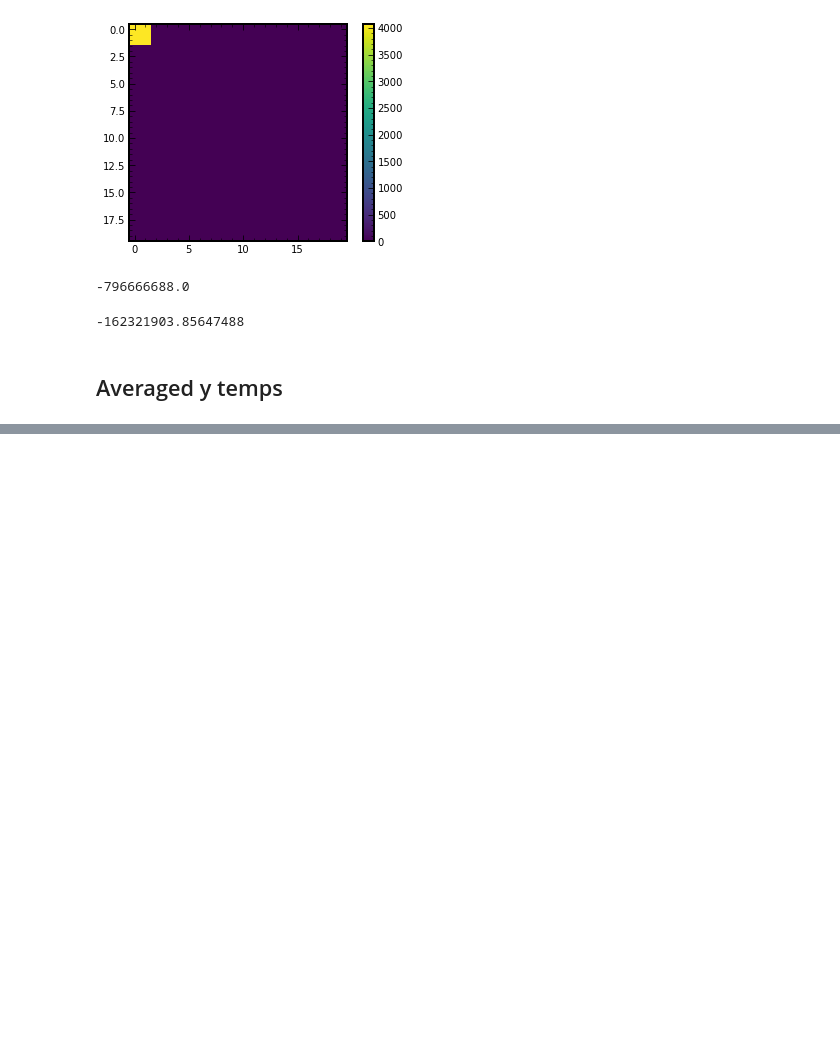
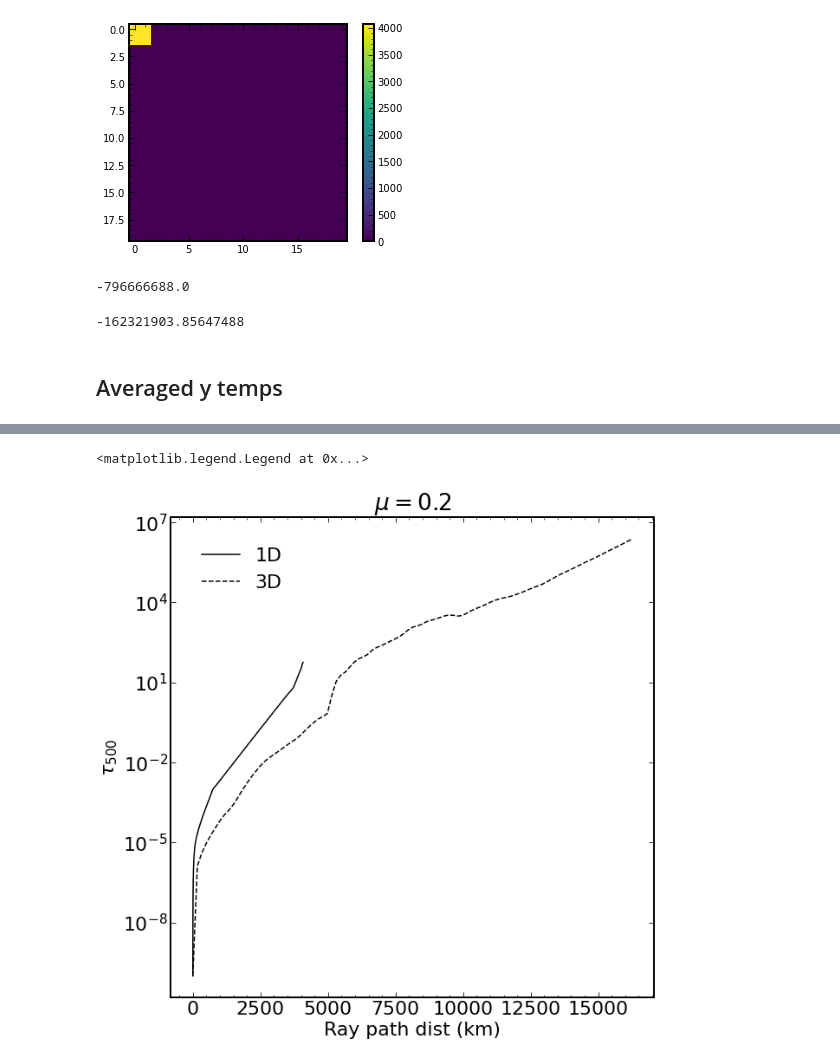
Before and after one commit to nohg/SiliconM3DAnalysis, a Jupyter notebook: Temp_depth.ipynb, the cells around one changed output, grey strips where cells are left out. Drawn from its saved outputs; the diff is of its cells as text; code cells hidden in the pictures; blank space fills up the shorter version.

```diff
--- a/Temp_depth.ipynb
+++ b/Temp_depth.ipynb
@@ -337,0 +308,11 @@ ax.legend()
+# %%
+fig, ax = plt.subplots(1, figsize=(10,10))
+ax.semilogy(h_array_1D.ravel() * 1e-5 ,od_array_1D.ravel(), label='1D', color='k' , linestyle='-')
+ax.semilogy(h_array_3D.ravel() * 1e-5 ,od_array_3D.ravel(),  label='3D', color='k' , linestyle='--')
+ax.set_ylabel(r'$\tau_{500}$')
+ax.set_xlabel('Ray path dist (km)')
+ax.set_title('$\mu = 0.2$')
+ax.legend()
+# %% [output]
+<matplotlib.legend.Legend at 0x...>
+[figure, added]
```
Also changed, not shown: parts of 19 cells of this notebook.
